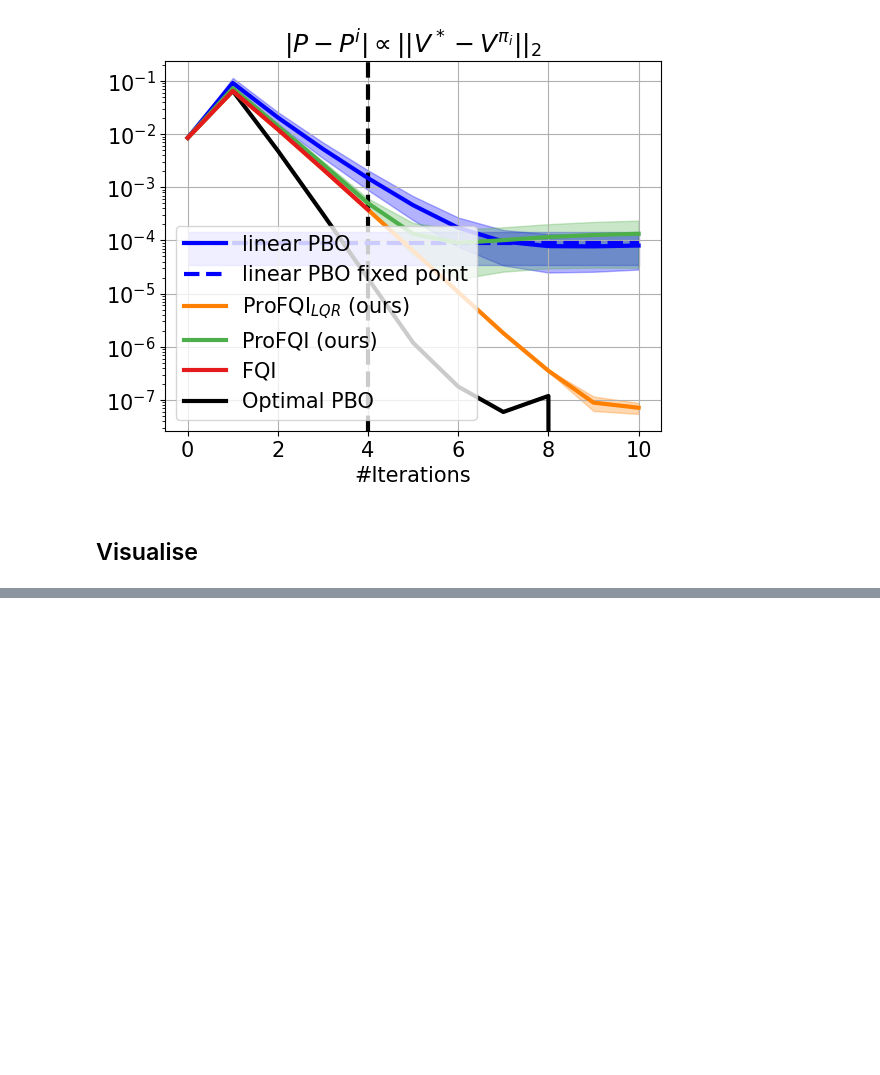
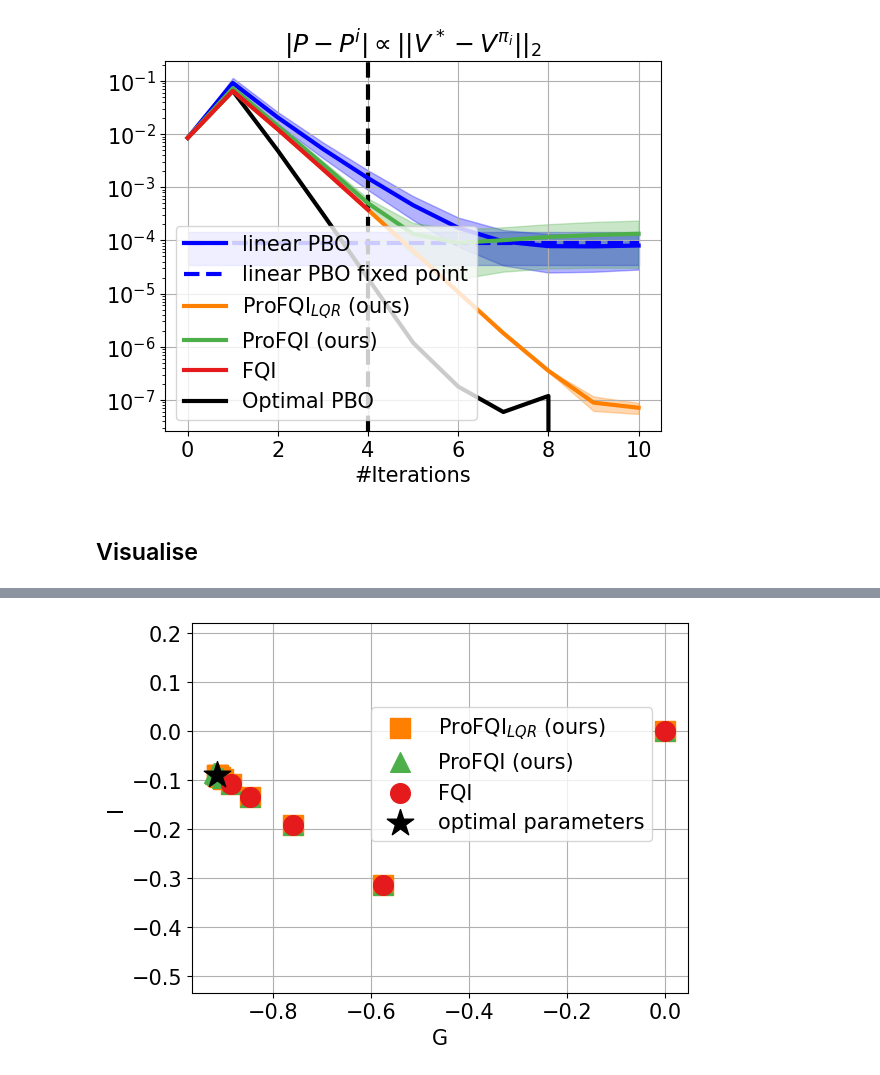
Before and after one commit to theovincent/PBO, a Jupyter notebook: experiments/lqr/plots.ipynb, the cells around one changed output, grey strips where cells are left out. Saved outputs shown, nothing was run; the diff lists cells and outputs as text; code cells hidden in the pictures; blank space fills up the shorter version.

```diff
--- a/experiments/lqr/plots.ipynb
+++ b/experiments/lqr/plots.ipynb
@@ -439,0 +492,56 @@ _ = plt.savefig(f"figures/{experiment_name}/visu_3D_zoom_{max_bellman_iterations
+# %%
+if p["q_dim"] == 2:
+    import matplotlib.pyplot as plt
+    from experiments import colors
+
+    plt.rc("font", size=15)
+    plt.rc("lines", linewidth=3)
+
+    if show_pbo_linear and False:
+        plt.scatter(
+            pbo_linear_w[0, :, 0],
+            pbo_linear_w[0, :, 1],
+            label="ProFQI$_{\infty}$ (ours)",
+            color=colors["blue"],
+            s=200,
+            zorder=4,
+        )
+    if show_pbo_custom_linear:
+        plt.scatter(
+            pbo_custom_linear_w[0, :, 0],
+            pbo_custom_linear_w[0, :, 1],
+            label="ProFQI$_{LQR}$ (ours)",
+            color=colors["orange"],
+            s=200,
+            zorder=5,
+            marker="s",
+        )
+    if show_pbo_deep:
+        plt.scatter(
+            pbo_deep_w[0, :, 0],
+            pbo_deep_w[0, :, 1],
+            label="ProFQI (ours)",
+            color=colors["ProFQI"],
+            s=200,
+            zorder=5,
+            marker="^",
+        )
+    if show_fqi:
+        plt.scatter(fqi_w[0, :, 0], fqi_w[0, :, 1], label="FQI", color=colors["FQI"], s=200, zorder=6)
+    # plt.scatter(lspi_w[0, :, 0], lspi_w[0, :, 1], lspi_w[0, :, 2], label='LSPI', color="purple", s=np.linspace(600, 60, mplt_bellman_iterations+ 1), zorder=3)
+    # plt.scatter(pbo_optimal_w[:, 0], pbo_optimal_w[:, 1], pbo_optimal_w[:, 2], label='PBO', color="black", s=np.linspace(100, 10, mplt_bellman_iterations_validation + 1), zorder=1)
+    plt.scatter(
+        optimal_w[0], optimal_w[1], label="optimal parameters", color="black", marker="*", s=400, zorder=6
+    )
+
+    # plt.legend()
+    plt.legend(bbox_to_anchor=(0.34, 0.8))
+    plt.xlabel("G")
+    # plt.set_xticks(np.linspace(-0.8, 0, 3), labels=np.around(np.linspace(-0.8, 0, 3), 1))
+    plt.ylabel("I")
+    # plt.set_yticks(np.linspace(-0.3, 0, 4), labels=np.around(np.linspace(-0.3, 0, 4), 1))
+    plt.axis('equal')
+    plt.grid(zorder=0)
+    _ = plt.savefig(f"figures/{experiment_name}/visu_2D_{max_bellman_iterations}.pdf", bbox_inches="tight")
+# %% [output]
+[figure, added]
```
Also changed, not shown: parts of 6 cells of this notebook, 6 other files.
